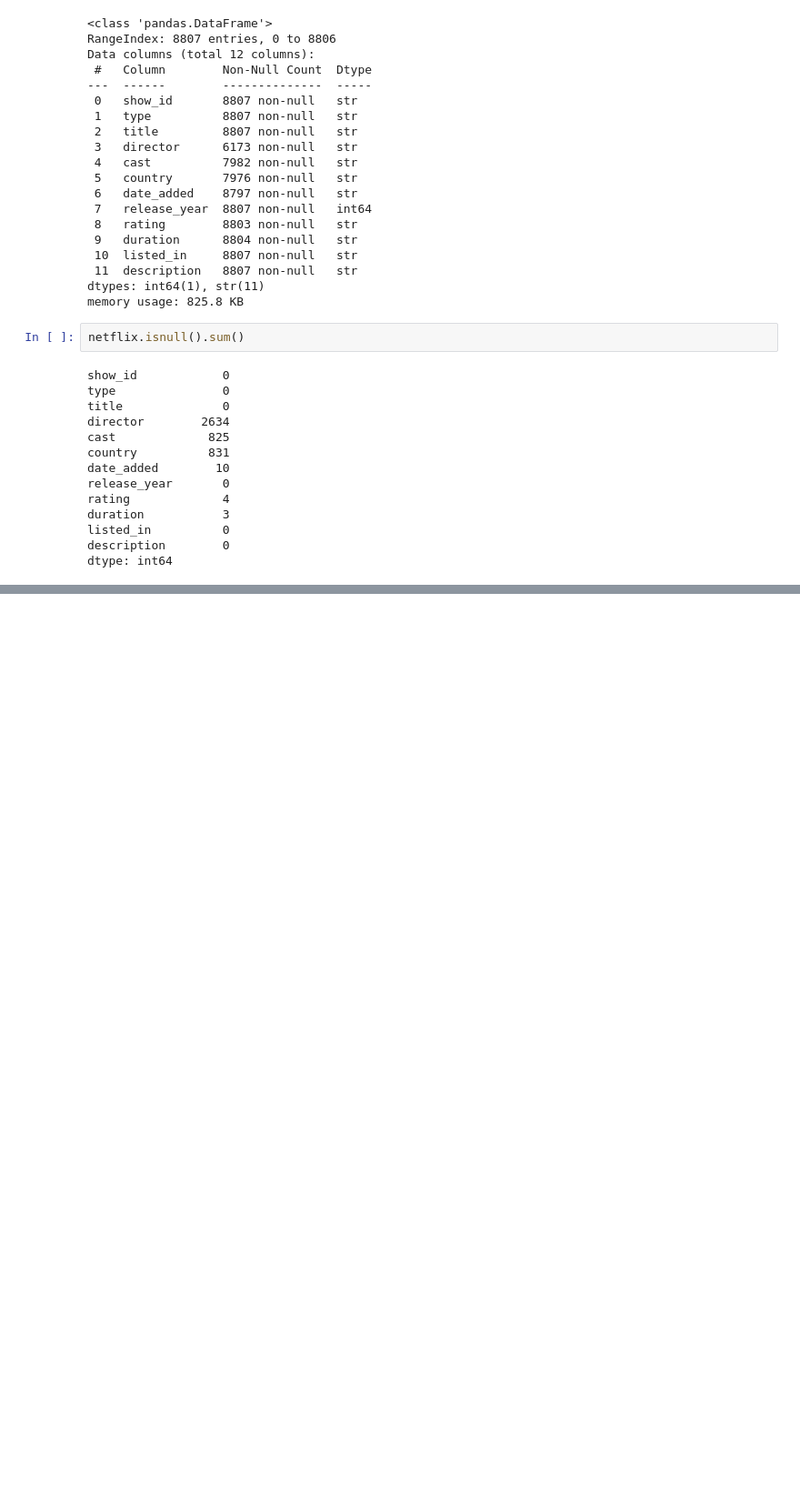
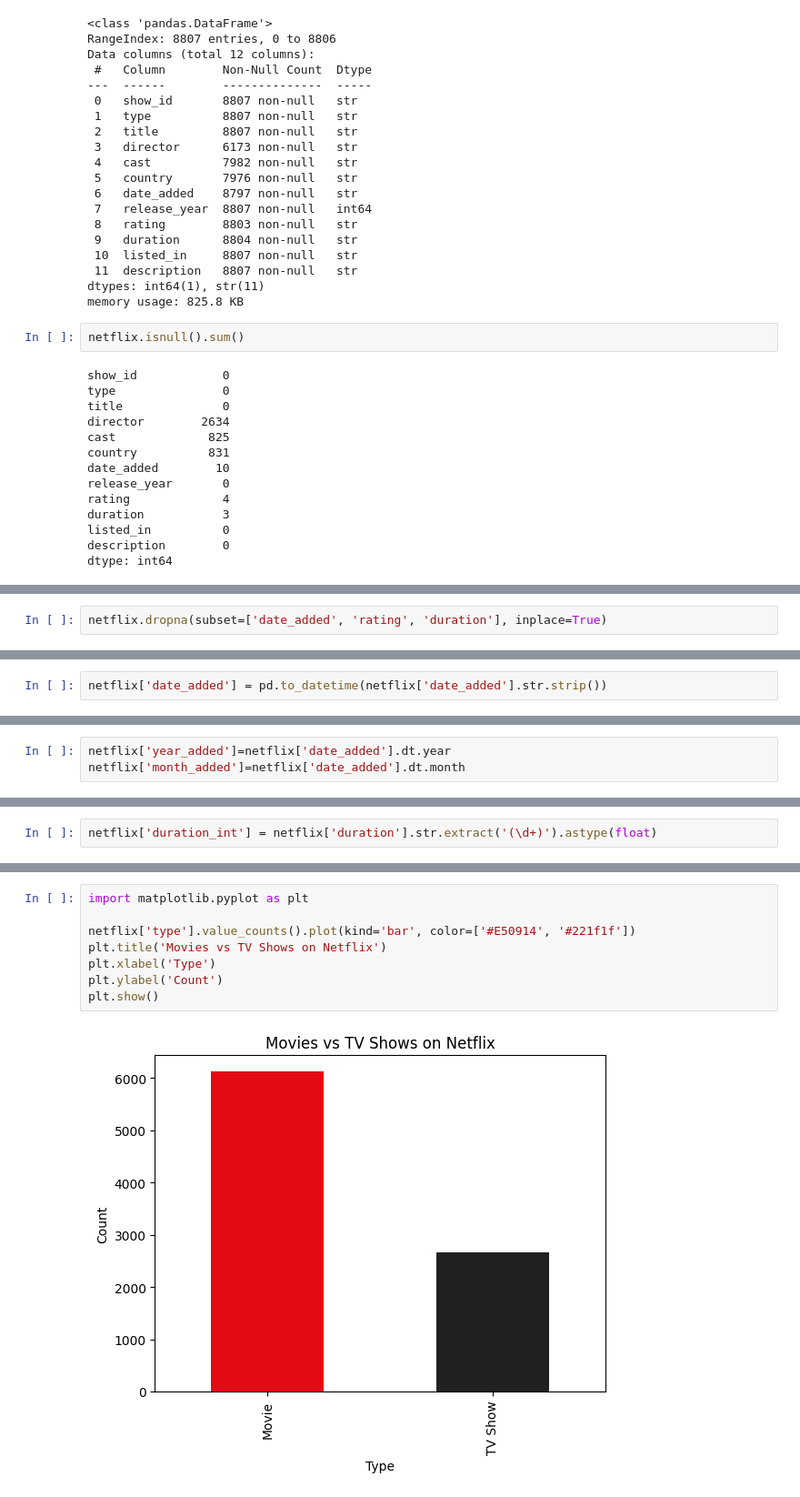
Before and after one commit to Sahilkhxn/Netflix_eda, a Jupyter notebook: netflix.ipynb, the cells around one changed output, grey strips where cells are left out. Shown at 91% size. Saved outputs shown, nothing was run; the diff lists cells and outputs as text; blank space fills up the shorter version.

```diff
--- a/netflix.ipynb
+++ b/netflix.ipynb
@@ -123,3 +106,5 @@ dtype: object
+# %%
+netflix.dropna(subset=['date_added', 'rating', 'duration'], inplace=True)
 # %%
 netflix.isnull().sum()
 # %% [output]
@@ -138,0 +128,2 @@ dtype: int64
+# %%
+netflix['date_added'] = pd.to_datetime(netflix['date_added'].str.strip())
@@ -138,0 +146,3 @@ dtype: int64
+# %%
+netflix['year_added']=netflix['date_added'].dt.year
+netflix['month_added']=netflix['date_added'].dt.month
@@ -138,0 +178,2 @@ dtype: int64
+# %%
+netflix['duration_int'] = netflix['duration'].str.extract('(\d+)').astype(float)
@@ -138,0 +215,10 @@ dtype: int64
+# %%
+import matplotlib.pyplot as plt
+
+netflix['type'].value_counts().plot(kind='bar', color=['#E50914', '#221f1f'])
+plt.title('Movies vs TV Shows on Netflix')
+plt.xlabel('Type')
+plt.ylabel('Count')
+plt.show()
+# %% [output]
+[figure, added]
```
Also changed, not shown: parts of 35 cells of this notebook.
